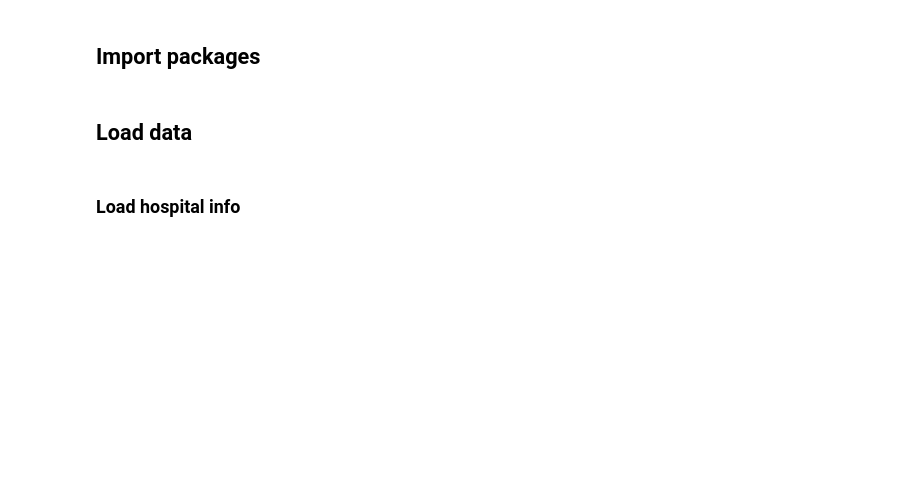
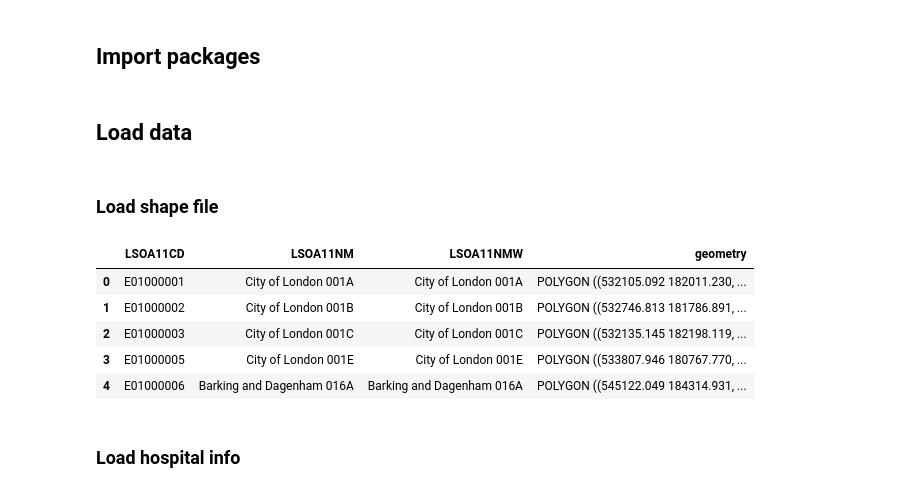
Before and after one commit to stroke-optimist/deterministic_geographic_model, a Jupyter notebook: model_1/lsoa_analysis.ipynb, the cells around one changed output. Cells and saved outputs as stored; diff of their text form; code cells hidden in the pictures; blank space fills up the shorter version.

```diff
--- a/model_1/lsoa_analysis.ipynb
+++ b/model_1/lsoa_analysis.ipynb
@@ -66,6 +66,19 @@ import pandas as pd
 pd.set_option('display.max_rows', 150)
 # %% [markdown]
 ## Load data
+# %% [markdown]
+### Load shape file
+# %%
+filename = "zip://./data/Lower_layer_super_output_areas_(E+W)_2011_Boundaries_(Generalised_Clipped)_V2.zip"
+lsoa_gdf = geopandas.read_file(filename, crs='EPSG:27700')
+lsoa_gdf.head()
+# %% [output]
+|  | LSOA11CD | LSOA11NM | LSOA11NMW | geometry |
+| 0 | E01000001 | City of London 001A | City of London 001A | POLYGON ((532105.092 182011.230, ... |
+| 1 | E01000002 | City of London 001B | City of London 001B | POLYGON ((532746.813 181786.891, ... |
+| 2 | E01000003 | City of London 001C | City of London 001C | POLYGON ((532135.145 182198.119, ... |
+| 3 | E01000005 | City of London 001E | City of London 001E | POLYGON ((533807.946 180767.770, ... |
+| 4 | E01000006 | Barking and Dagenham 016A | Barking and Dagenham 016A | POLYGON ((545122.049 184314.931, ... |
 # %% [markdown]
 ### Load hospital info
 # %%
```
Also changed, not shown: parts of 6 cells of this notebook, 2 other files.
